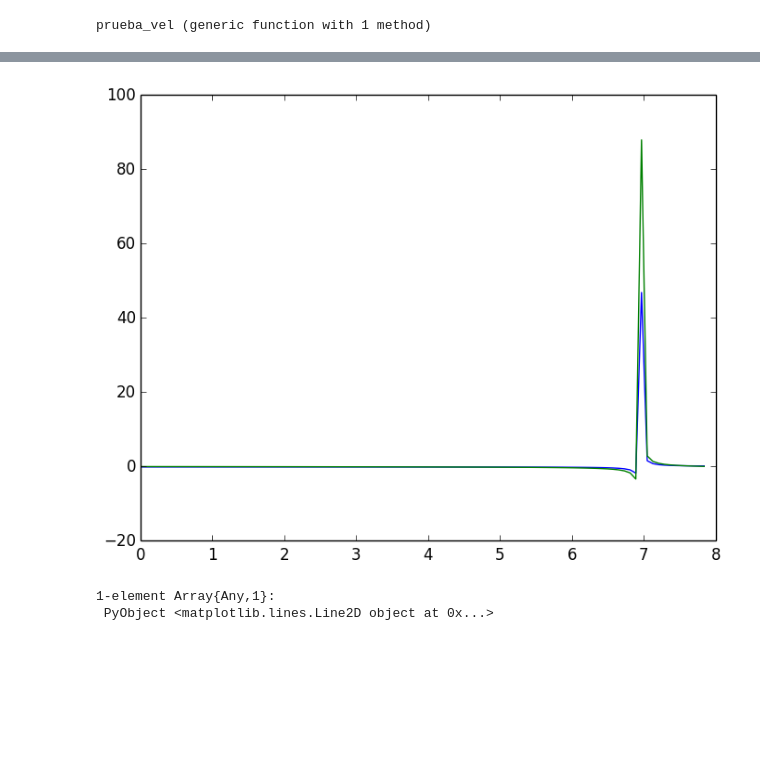
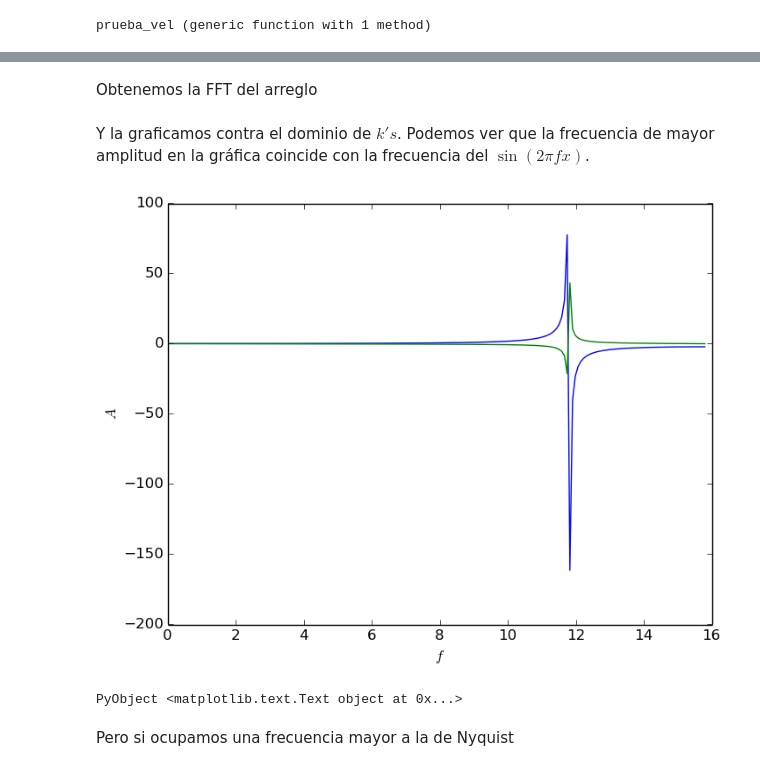
Before and after one commit to carlosmvillegasb/ProyectoFinal, a Jupyter notebook: ProyectoFourier_Granados-Villegas.ipynb, the cells around one changed output, grey strips where cells are left out. Cells and saved outputs as stored; diff of their text form; code cells hidden in the pictures; blank space fills up the shorter version.

```diff
--- a/ProyectoFourier_Granados-Villegas.ipynb
+++ b/ProyectoFourier_Granados-Villegas.ipynb
@@ -521,7 +537,7 @@ Tratando de mostrar el aliasing.
 # %%
 f=7
 ω=2*pi*f
-Δx=2*pi/100
+Δx=2*pi/200
 x_final=4*pi
 dominio_x=[0:Δx:x_final]
 N=length(dominio_x)
@@ -545,10 +564,17 @@ plot(dominio_x,Ainic)
+# %% [markdown]
+Obtenemos la FFT del arreglo
 # %%
 fA=fft(Ainic);
+# %% [markdown]
+Y la graficamos contra el dominio de $k's$. Podemos ver que la frecuencia de mayor amplitud en la gráfica coincide con la frecuencia del $\sin(2 \pi f x)$.
 # %%
-plot(dominio_k[1:N/2],real(fA[1:N/2]))
-plot(dominio_k[1:N/2],imag(fA[1:N/2]))
+plot(dominio_k[1:N/2],real(fA[1:N/2]),label="Re(A)")
+plot(dominio_k[1:N/2],imag(fA[1:N/2]),label="Im(A)")
+xlabel(L"$f$")
+ylabel(L"$A$")
 # %% [output]
-[figure, old version]
+[figure, new version]
-1-element Array{Any,1}:
- PyObject <matplotlib.lines.Line2D object at 0x...>
+PyObject <matplotlib.text.Text object at 0x...>
+# %% [markdown]
+Pero si ocupamos una frecuencia mayor a la de Nyquist
 # %%
```
Also changed, not shown: parts of 16 cells of this notebook.
